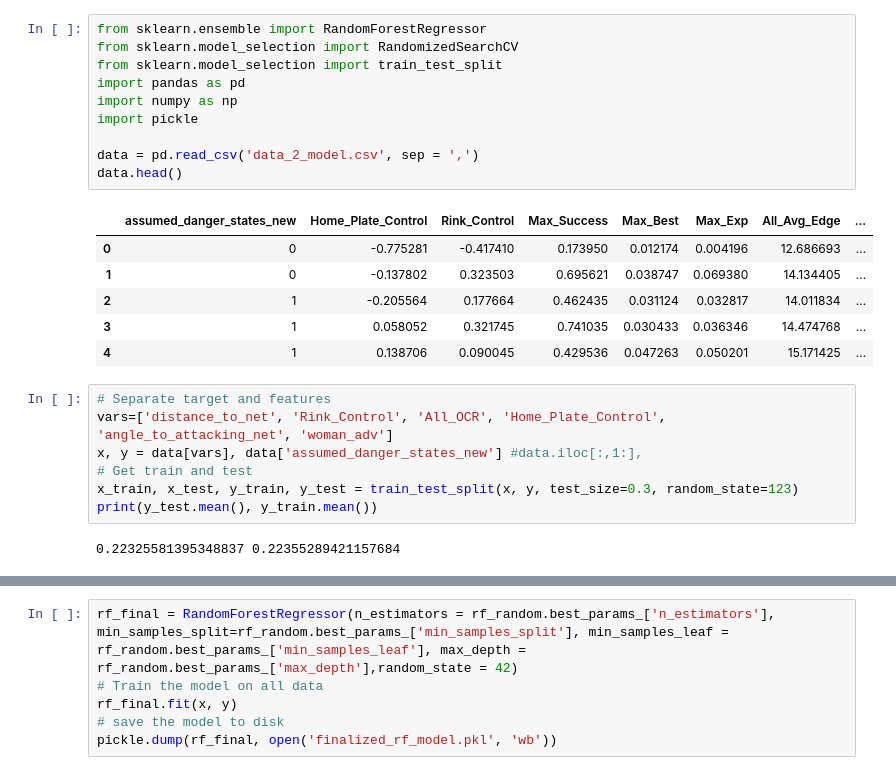
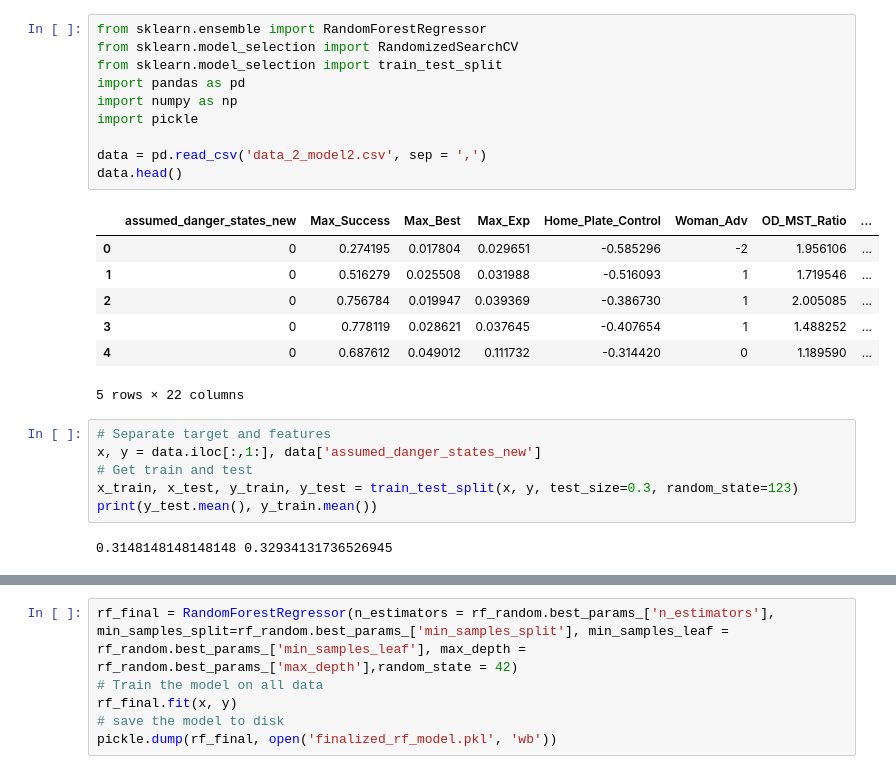
Before and after one commit to cmarkey/weplay, a Jupyter notebook: Modelling Code/Train_RF_Model.ipynb, the cells around one changed output, grey strips where cells are left out. Drawn from its saved outputs; the diff is of its cells as text.

Commit message:
updated model and pipeline

```diff
--- a/Modelling Code/Train_RF_Model.ipynb
+++ b/Modelling Code/Train_RF_Model.ipynb
@@ -1,26 +1,26 @@
 # %%
 from sklearn.ensemble import RandomForestRegressor
 from sklearn.model_selection import RandomizedSearchCV
 from sklearn.model_selection import train_test_split
 import pandas as pd
 import numpy as np
 import pickle
 
-data = pd.read_csv('data_2_model.csv', sep = ',')
+data = pd.read_csv('data_2_model2.csv', sep = ',')
 data.head()
 # %% [output]
-|  | assumed_danger_states_new | Home_Plate_Control | Rink_Control | Max_Success | Max_Best | Max_Exp | All_Avg_Edge | ... |
-| 0 | 0 | -0.775281 | -0.417410 | 0.173950 | 0.012174 | 0.004196 | 12.686693 | ... |
-| 1 | 0 | -0.137802 | 0.323503 | 0.695621 | 0.038747 | 0.069380 | 14.134405 | ... |
-| 2 | 1 | -0.205564 | 0.177664 | 0.462435 | 0.031124 | 0.032817 | 14.011834 | ... |
-| 3 | 1 | 0.058052 | 0.321745 | 0.741035 | 0.030433 | 0.036346 | 14.474768 | ... |
-| 4 | 1 | 0.138706 | 0.090045 | 0.429536 | 0.047263 | 0.050201 | 15.171425 | ... |
+|  | assumed_danger_states_new | Max_Success | Max_Best | Max_Exp | Home_Plate_Control | Woman_Adv | OD_MST_Ratio | ... |
+| 0 | 0 | 0.274195 | 0.017804 | 0.029651 | -0.585296 | -2 | 1.956106 | ... |
+| 1 | 0 | 0.516279 | 0.025508 | 0.031988 | -0.516093 | 1 | 1.719546 | ... |
+| 2 | 0 | 0.756784 | 0.019947 | 0.039369 | -0.386730 | 1 | 2.005085 | ... |
+| 3 | 0 | 0.778119 | 0.028621 | 0.037645 | -0.407654 | 1 | 1.488252 | ... |
+| 4 | 0 | 0.687612 | 0.049012 | 0.111732 | -0.314420 | 0 | 1.189590 | ... |
+5 rows × 22 columns
 # %%
 # Separate target and features
-vars=['distance_to_net', 'Rink_Control', 'All_OCR', 'Home_Plate_Control', 'angle_to_attacking_net', 'woman_adv']
-x, y = data[vars], data['assumed_danger_states_new'] #data.iloc[:,1:],
+x, y = data.iloc[:,1:], data['assumed_danger_states_new']
 # Get train and test
 x_train, x_test, y_train, y_test = train_test_split(x, y, test_size=0.3, random_state=123)
 print(y_test.mean(), y_train.mean())
 # %% [output]
-0.22325581395348837 0.22355289421157684
+0.3148148148148148 0.32934131736526945
```
Also changed, not shown: parts of 4 cells of this notebook, 5 other files.
